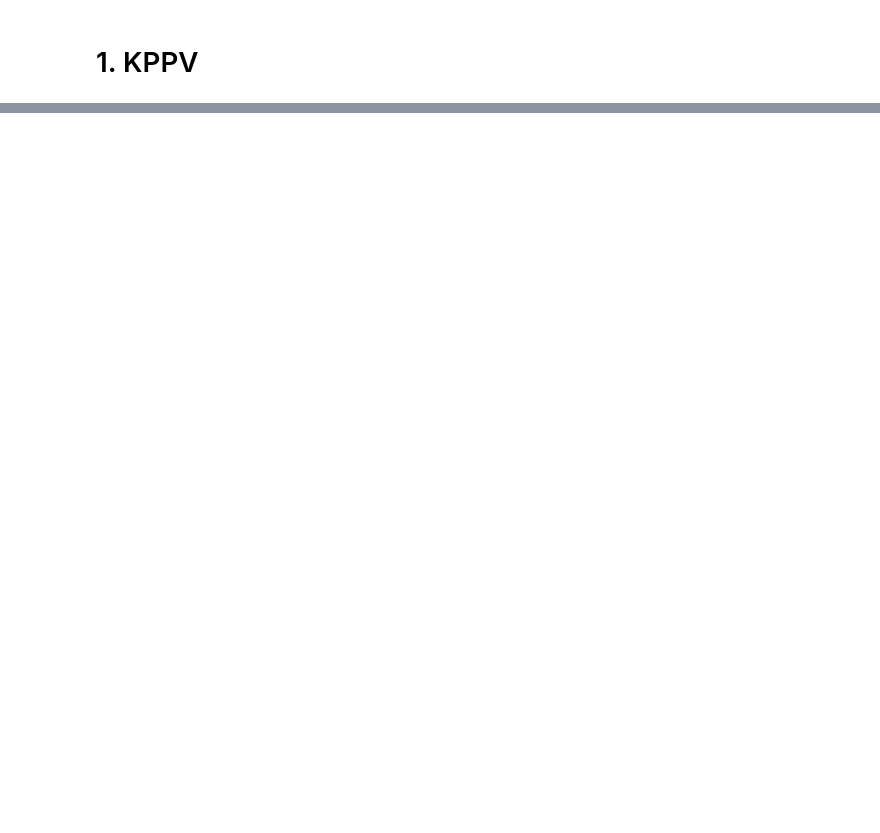
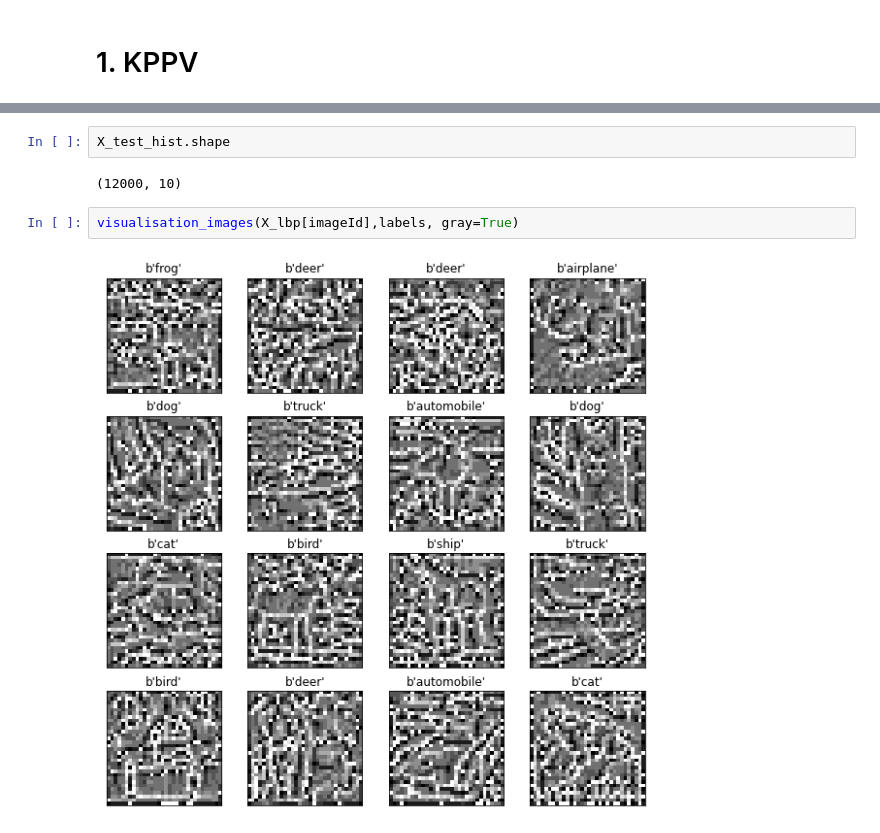
Before and after one commit to tribanium/DL-TD1-classification, a Jupyter notebook: TD1 - FLAGEL - ETOURNEAU.ipynb, the cells around one changed output, grey strips where cells are left out. Saved outputs shown, nothing was run; the diff lists cells and outputs as text; blank space fills up the shorter version.

```diff
--- a/TD1 - FLAGEL - ETOURNEAU.ipynb
+++ b/TD1 - FLAGEL - ETOURNEAU.ipynb
@@ -119,0 +253,8 @@ plt.show()
+# %%
+X_test_hist.shape
+# %% [output]
+(12000, 10)
+# %%
+visualisation_images(X_lbp[imageId],labels, gray=True)
+# %% [output]
+[figure, added]
```
Also changed, not shown: parts of 32 cells of this notebook.
